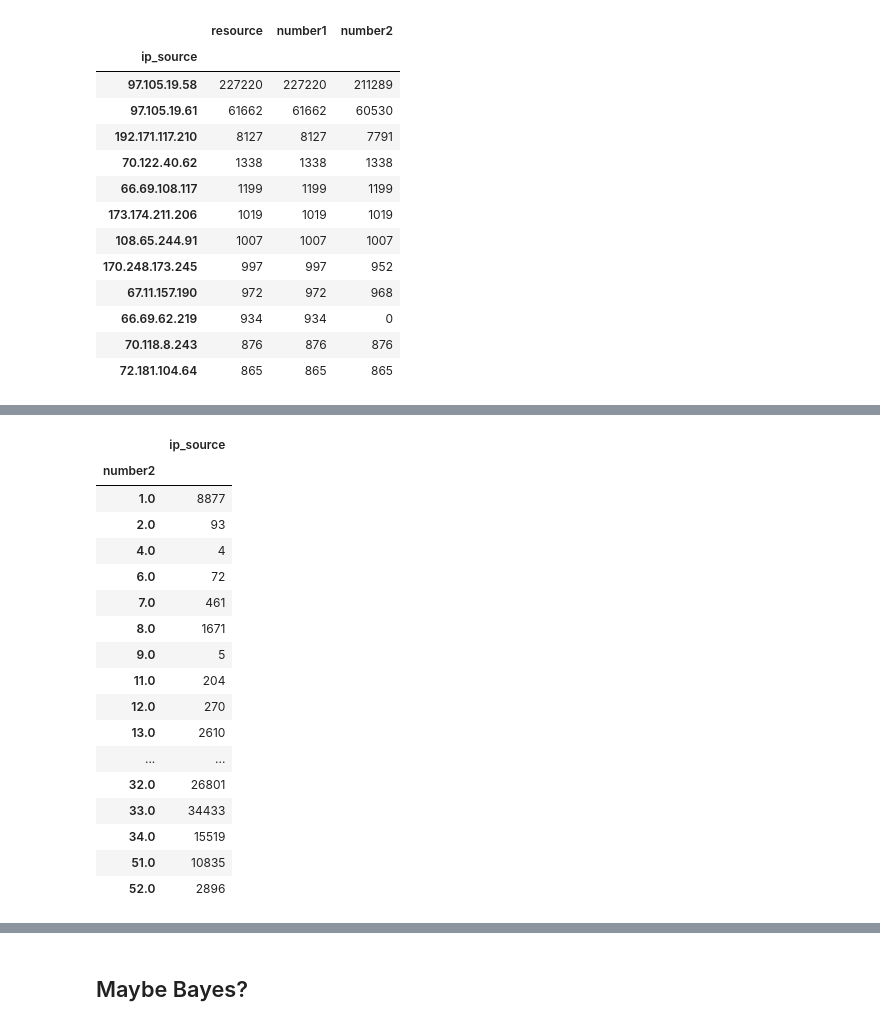
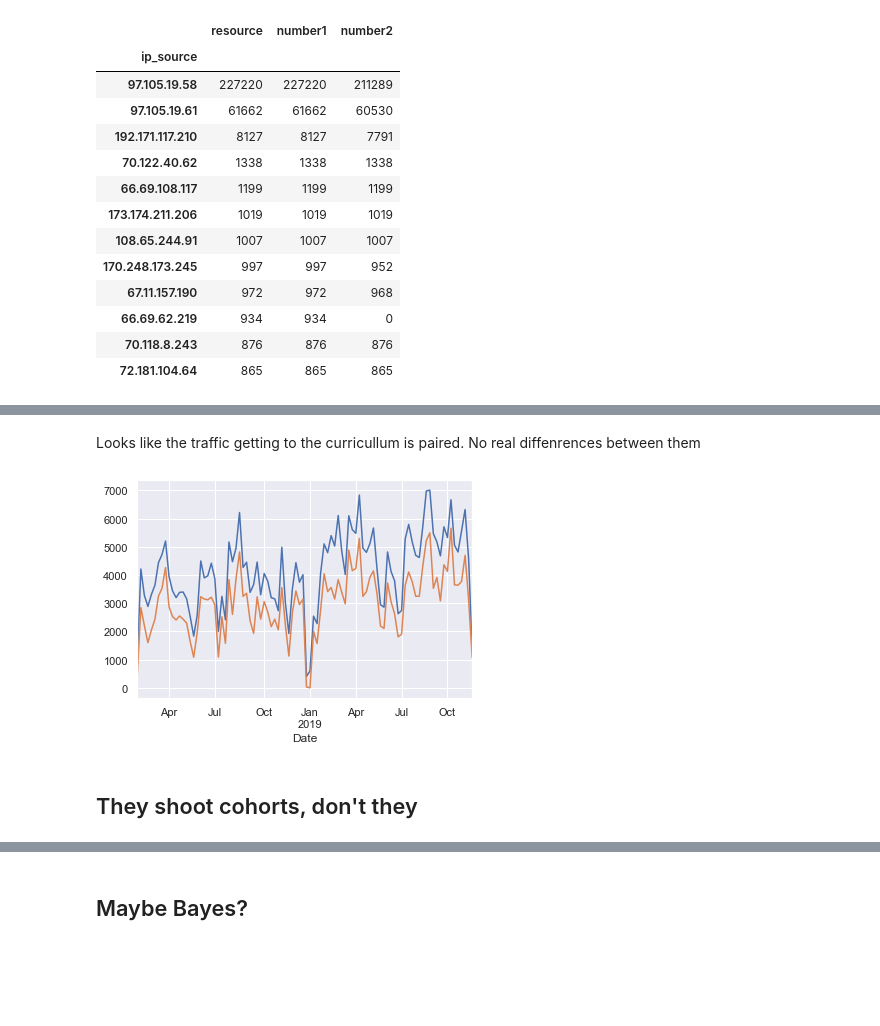
Before and after one commit to flambuth/ds-methodologies-exercises, a Jupyter notebook: anomaly_detection/mystery-solving.ipynb, the cells around one changed output, grey strips where cells are left out. Cells and saved outputs as stored; diff of their text form; code cells hidden in the pictures; blank space fills up the shorter version.

```diff
--- a/anomaly_detection/mystery-solving.ipynb
+++ b/anomaly_detection/mystery-solving.ipynb
@@ -111,4 +156,2 @@ df.groupby('ip_source').count().sort_values('resource',ascending=False).head(12)
 # %%
-clients = df.ip_source
-
-local traffic = clients[clients == '97.105.19.58']
+local_traffic = df[(df.ip_source == '97.105.19.58') | (df.ip_source =='97.105.19.61')]
@@ -132,24 +158,15 @@ df.groupby('number2').count()
-# %%
-df.groupby('number2')[['ip_source']].count()
-# %% [output]
-|  | ip_source |
-| number2 |  |
-| 1.0 | 8877 |
-| 2.0 | 93 |
-| 4.0 | 4 |
-| 6.0 | 72 |
-| 7.0 | 461 |
-| 8.0 | 1671 |
-| 9.0 | 5 |
-| 11.0 | 204 |
-| 12.0 | 270 |
-| 13.0 | 2610 |
-| ... | ... |
-| 32.0 | 26801 |
-| 33.0 | 34433 |
-| 34.0 | 15519 |
-| 51.0 | 10835 |
-| 52.0 | 2896 |
+# %%
+outside_traffic = df[(df.ip_source != '97.105.19.58') | (df.ip_source != '97.105.19.61')]
+# %% [markdown]
+Looks like the traffic getting to the curricullum is paired. No real diffenrences between them
+# %%
+outside_traffic.resample('W')['ip_source'].count().plot()
+local_traffic.resample('W')['ip_source'].count().plot()
+plt.show()
+# %% [output]
+[figure, added]
+# %% [markdown]
+## They shoot cohorts, don't they
 # %%
 first_cohort = df[df.number2 == 1]
 last_cohort = df[df.number2 == 51]
```
Also changed, not shown: parts of 51 cells of this notebook, 2 other files.
